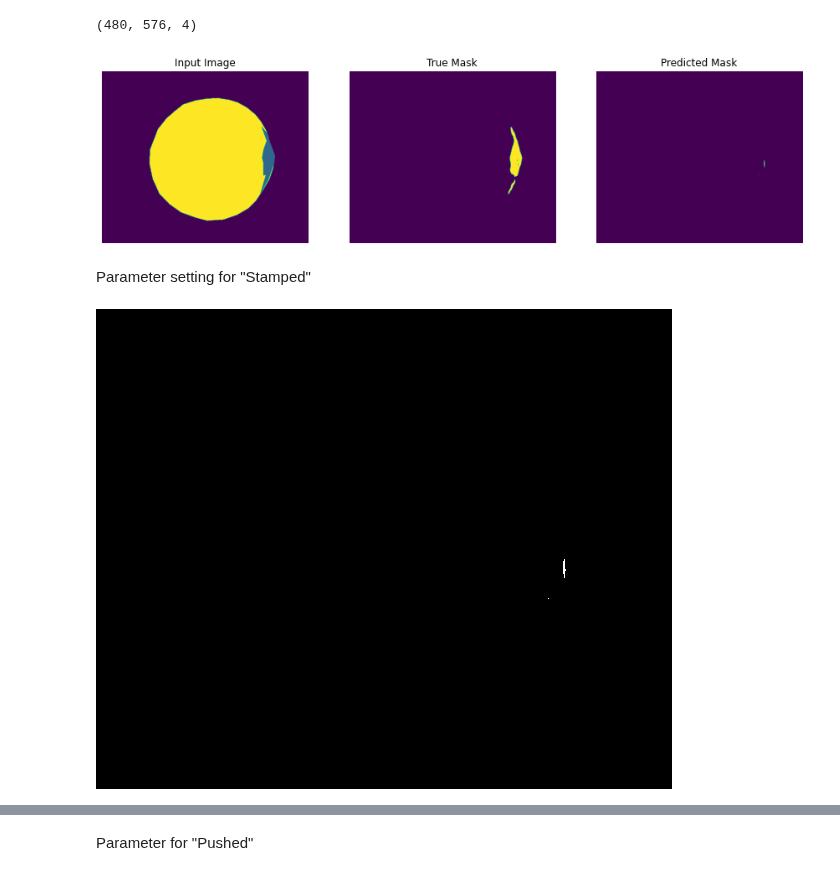
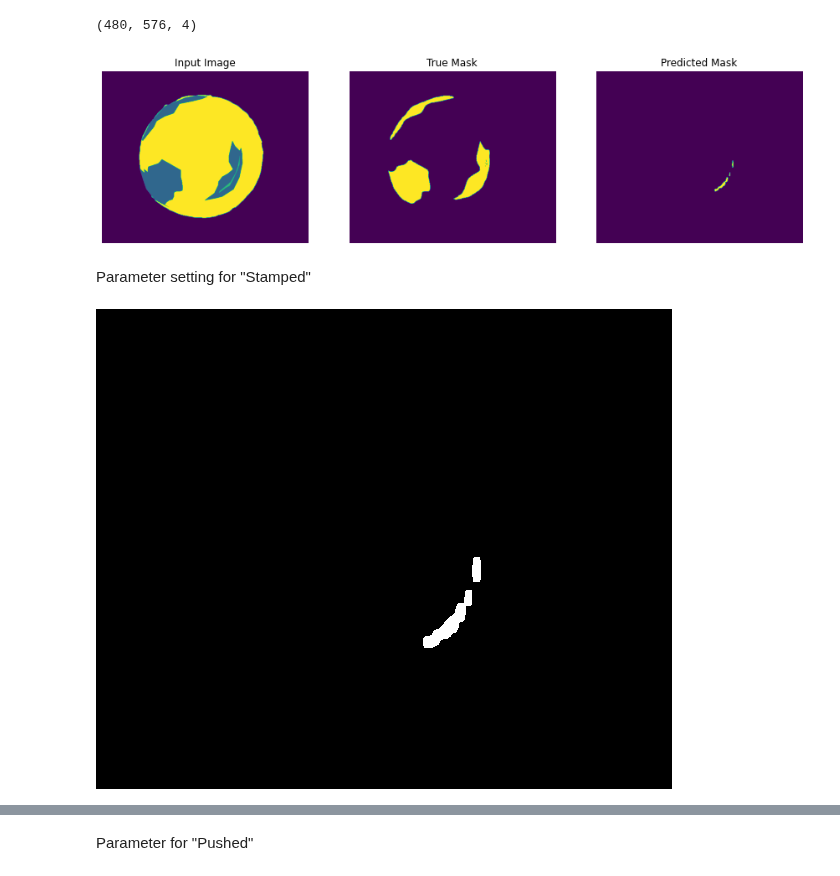
Before and after one commit to jhk0429/Segmentation_project, a Jupyter notebook: PSPNet/Inference_and_blob_detection.ipynb, the cells around one changed output, grey strips where cells are left out. Drawn from its saved outputs; the diff is of its cells as text; code cells hidden in the pictures.

```diff
--- a/PSPNet/Inference_and_blob_detection.ipynb
+++ b/PSPNet/Inference_and_blob_detection.ipynb
@@ -184,18 +184,18 @@ print(np.shape(pred_mask[0][0][0]))
 # %% [output]
 (480, 576, 4)
 # %%
-idx = 23 #13 21 23
+idx = 3 #3 detect size error 12 dots need to be connected 21 not detect small point
 ex = pred_mask[idx][0][0]
 pushed = np.round(tf.expand_dims(ex[:,:,1], -1))+np.round(tf.expand_dims(ex[:,:,2], -1))
 circle = np.round(tf.expand_dims(ex[:,:,3], -1))
 stamped = np.round(tf.expand_dims(ex[:,:,2], -1))
 
 display([test_y[idx],pushed,stamped])
 #cv2.imwrite("stamped.png", stamped)
 
 #display([tf.expand_dims(ex[:,:,1], -1), tf.expand_dims(ex[:,:,3], -1), tf.expand_dims(ex[:,:,2], -1)])
 # %% [output]
-[figure, old version]
+[figure, new version]
 # %% [markdown]
 Parameter setting for "Stamped"
 # %%
@@ -241,15 +240,15 @@ detector = cv2.SimpleBlobDetector_create(params)
 from google.colab.patches import cv2_imshow
 stamped_x = stamped.astype(np.uint8) * 255
 
-k = cv2.getStructuringElement(cv2.MORPH_RECT, (7,7))
+k = cv2.getStructuringElement(cv2.MORPH_RECT, (6,6))
 
-closed_stamp = cv2.morphologyEx(stamped_x, cv2.MORPH_CLOSE, k)
+#closed_stamp = cv2.morphologyEx(stamped_x, cv2.MORPH_CLOSE, k)
 
-#closed_stamp = cv2.dilate(stamped_x, k)
+closed_stamp = cv2.dilate(stamped_x, k)
 
 cv2_imshow(closed_stamp)
 # %% [output]
-[figure, old version]
+[figure, new version]
 # %%
 import math
 
```
Also changed, not shown: parts of 6 cells of this notebook.
